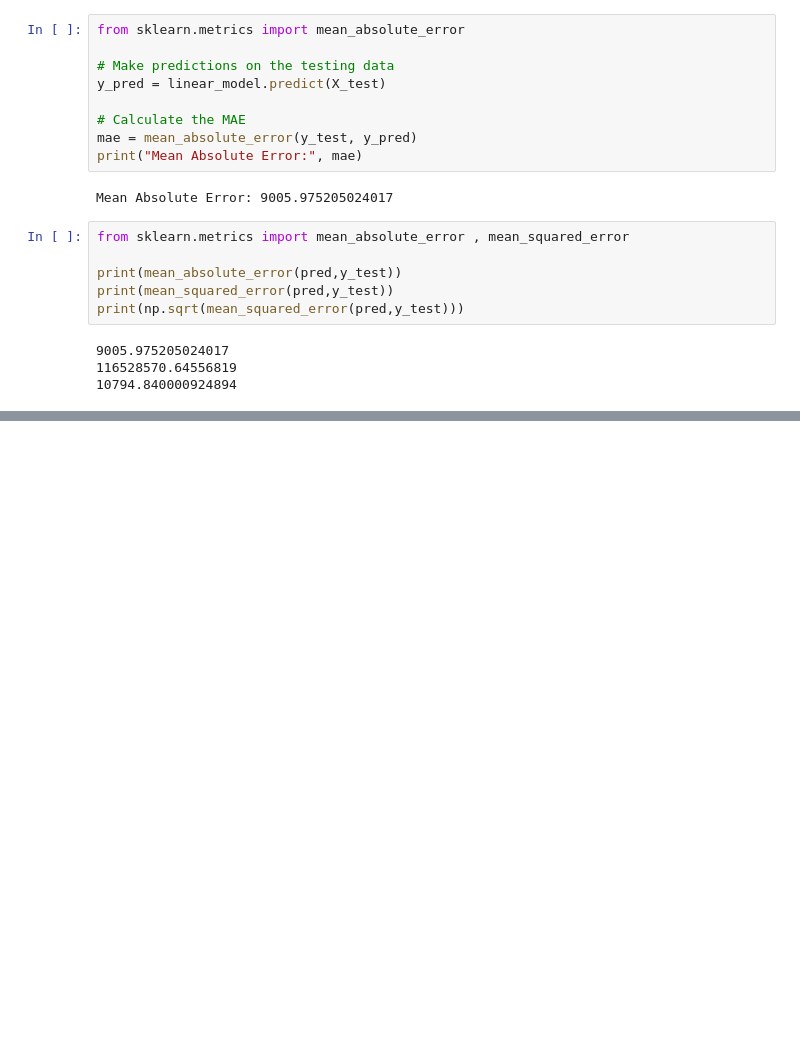
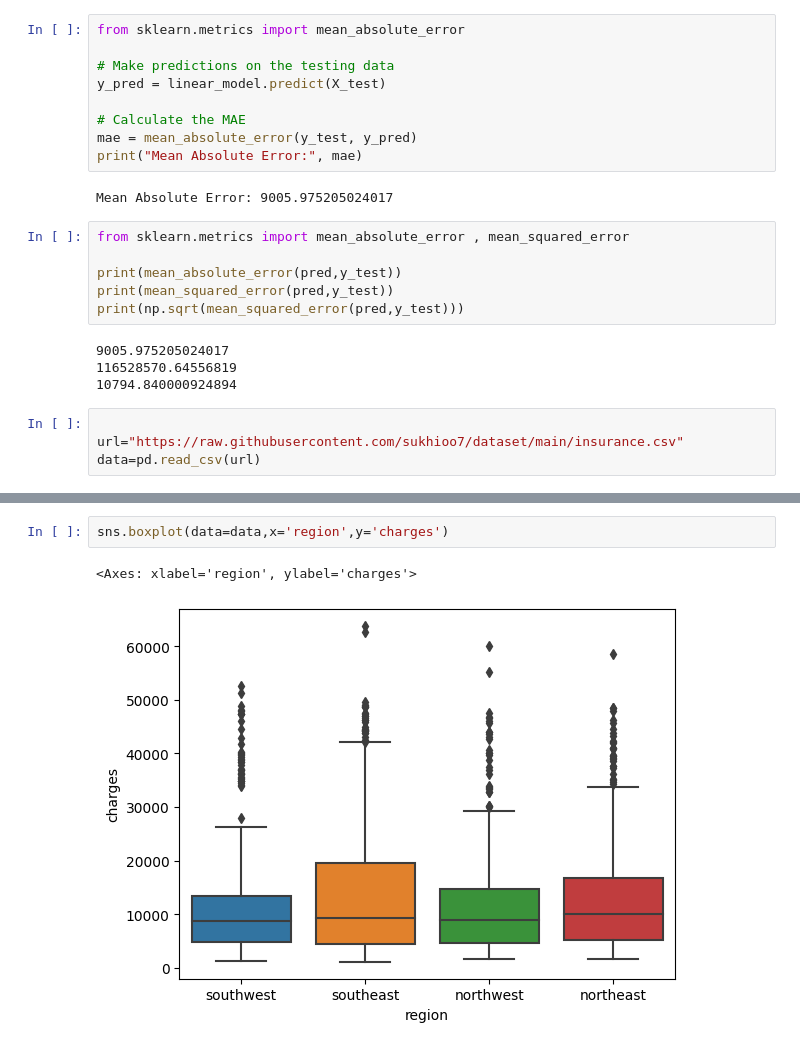
Before and after one commit to AnkitKhatawaliya/Data-Science-Projects, a Jupyter notebook: ML_Insurance.ipynb, the cells around one changed output, grey strips where cells are left out. Saved outputs shown, nothing was run; the diff lists cells and outputs as text; blank space fills up the shorter version.

```diff
--- a/ML_Insurance.ipynb
+++ b/ML_Insurance.ipynb
@@ -91,3 +99,7 @@ print(np.sqrt(mean_squared_error(pred,y_test)))
 9005.975205024017
 116528570.64556819
 10794.840000924894
+# %%
+
+url="https://raw.githubusercontent.com/sukhioo7/dataset/main/insurance.csv"
+data=pd.read_csv(url)
@@ -93,0 +115,5 @@ print(np.sqrt(mean_squared_error(pred,y_test)))
+# %%
+sns.boxplot(data=data,x='region',y='charges')
+# %% [output]
+<Axes: xlabel='region', ylabel='charges'>
+[figure, added]
```
Also changed, not shown: parts of 17 cells of this notebook.
